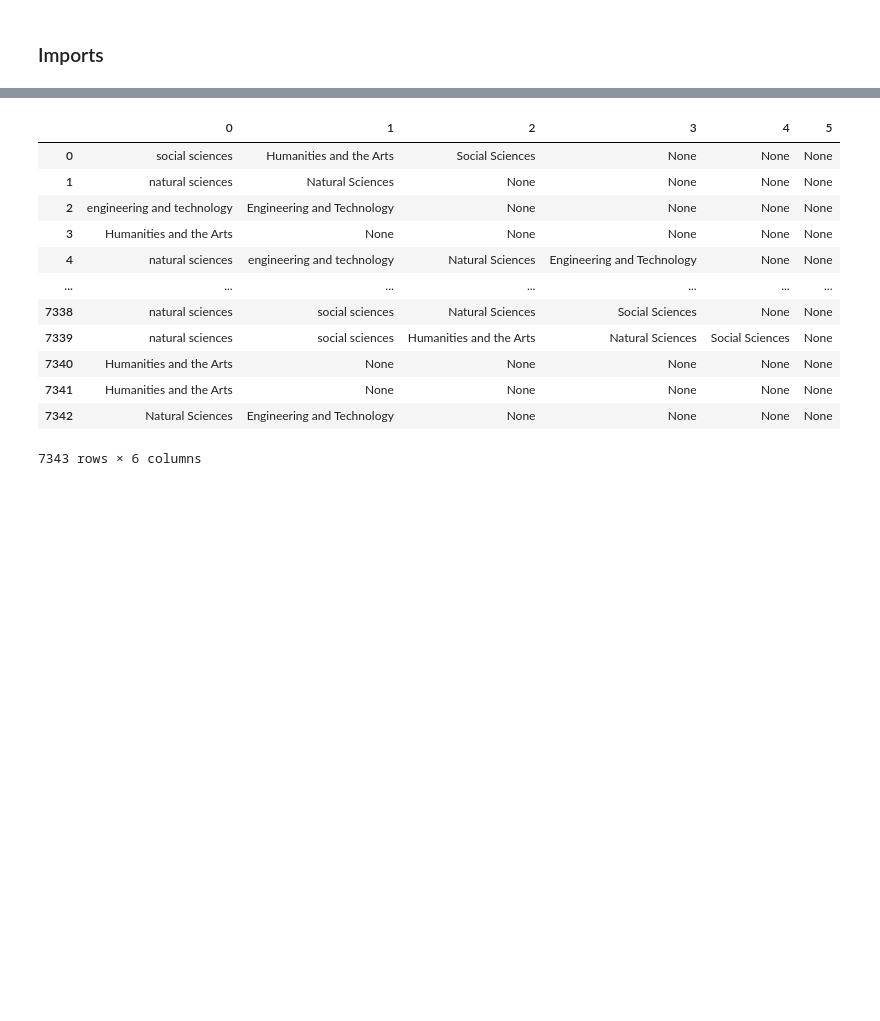
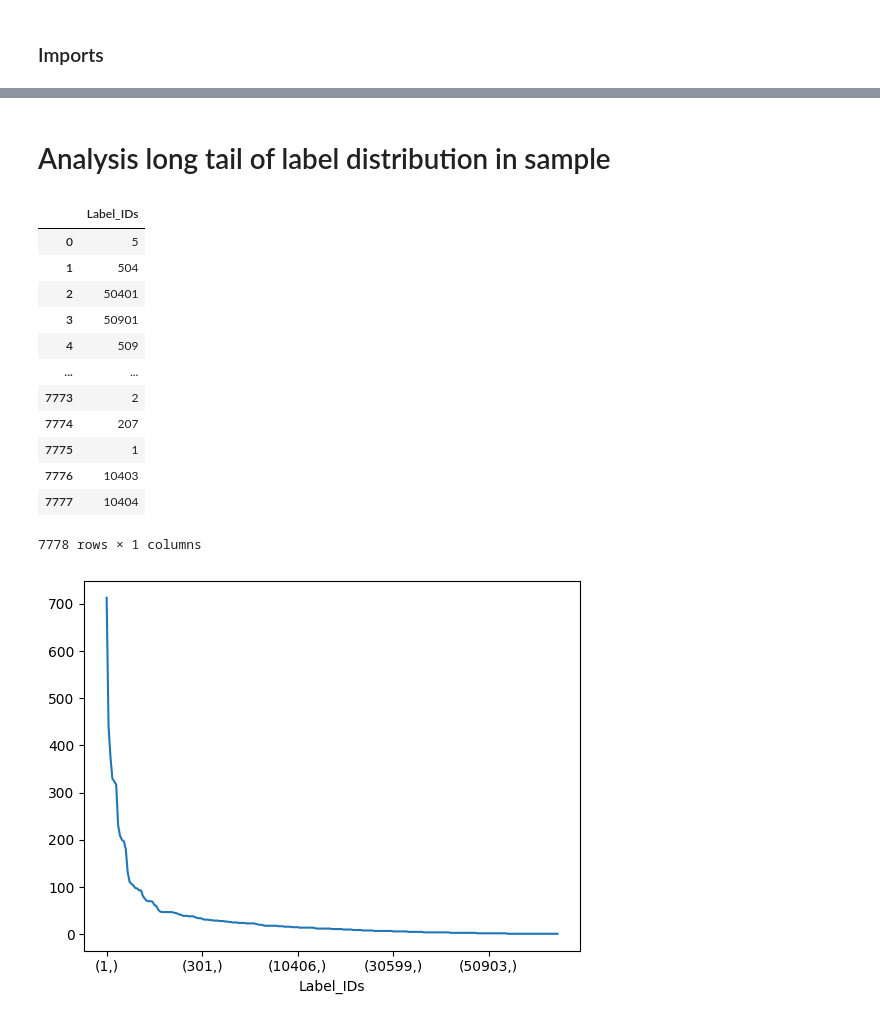
Before and after one commit to eengel7/comparison_NLP_classification_models, a Jupyter notebook: notebooks/eda.ipynb, the cells around one changed output, grey strips where cells are left out. Drawn from its saved outputs; the diff is of its cells as text; code cells hidden in the pictures; blank space fills up the shorter version.

```diff
--- a/notebooks/eda.ipynb
+++ b/notebooks/eda.ipynb
@@ -37,7 +57,0 @@ classifications
-# %%
-# Load  data
-data = pd.read_excel('../data/Finansierade projekt.xlsx')
-
-# Output first five rows
-print(data.shape)
-data.head(1)
@@ -67,0 +78,25 @@ def get_classification_id(data_classification: str):
+# %%
+
+def get_matching_SCB_class_IDs(research_fields: str, df_classifications: pd.DataFrame) -> list(int):
+    # retrieve class ID for all research fields'
+    print(research_fields)
+    if isinstance(research_fields, str):
+        research_fields = research_fields.split('; ')
+
+        # Get unique research fields and normalise strings
+        research_fields = list({" ".join(x.lower().strip().split()) for x in research_fields if x})
+
+        class_IDs = list()
+        # Match research field with given SCB classification and return classification with specific level, i.e. number of digits
+        for field in research_fields:
+
+            class_id = df_classifications.index[df_classifications['Label_En'] == field][:]
+            if not class_id.empty:
+                class_IDs.extend(class_id.values[:])
+            else:
+                print(f"No matching classification found for {field}.")
+
+        return class_IDs
+    else:
+        print(f"{research_fields} is not a string.")
+        return None
@@ -88,17 +109,24 @@ Name: Research fields, Length: 7343, dtype: object
-# %%
-research_fields = data['Research fields'].str.split(', ', expand=True)
-research_fields
-# %% [output]
-|  | 0 | 1 | 2 | 3 | 4 | 5 |
-| 0 | social sciences | Humanities and the Arts | Social Sciences | None | None | None |
-| 1 | natural sciences | Natural Sciences | None | None | None | None |
-| 2 | engineering and technology | Engineering and Technology | None | None | None | None |
-| 3 | Humanities and the Arts | None | None | None | None | None |
-| 4 | natural sciences | engineering and technology | Natural Sciences | Engineering and Technology | None | None |
-| ... | ... | ... | ... | ... | ... | ... |
-| 7338 | natural sciences | social sciences | Natural Sciences | Social Sciences | None | None |
-| 7339 | natural sciences | social sciences | Humanities and the Arts | Natural Sciences | Social Sciences | None |
-| 7340 | Humanities and the Arts | None | None | None | None | None |
-| 7341 | Humanities and the Arts | None | None | None | None | None |
-| 7342 | Natural Sciences | Engineering and Technology | None | None | None | None |
-7343 rows × 6 columns
+# %%
+data['Label_IDs'] = data['Research fields'].apply(lambda x: get_matching_SCB_class_IDs(x, df_classifications))
+# %% [markdown]
+# Analysis long tail of label distribution in sample
+# %%
+all_IDs = pd.DataFrame([x for item in data['Label_IDs'] for x in item], columns = ['Label_IDs'])
+# %%
+all_IDs.value_counts().plot()
+all_IDs
+# %% [output]
+|  | Label_IDs |
+| 0 | 5 |
+| 1 | 504 |
+| 2 | 50401 |
+| 3 | 50901 |
+| 4 | 509 |
+| ... | ... |
+| 7773 | 2 |
+| 7774 | 207 |
+| 7775 | 1 |
+| 7776 | 10403 |
+| 7777 | 10404 |
+7778 rows × 1 columns
+[figure, added]
```
Also changed, not shown: parts of 28 cells of this notebook, 1 other file.
